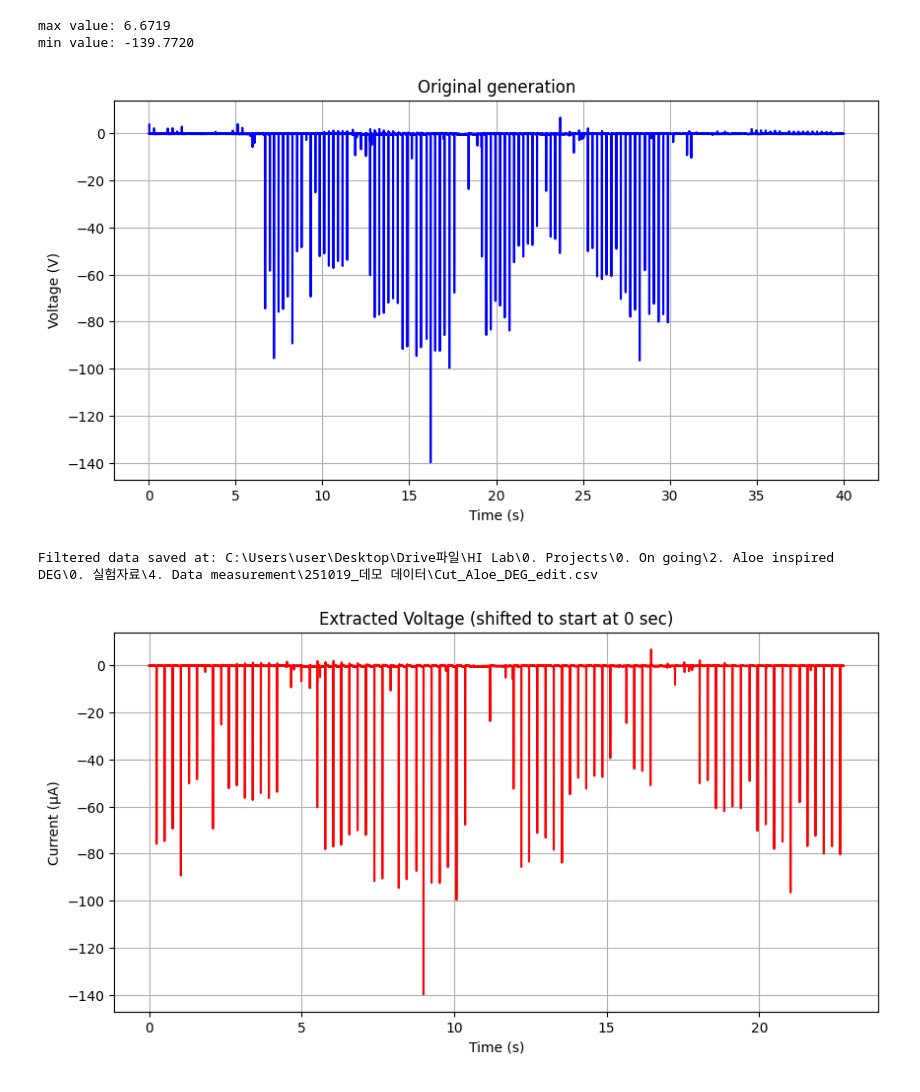
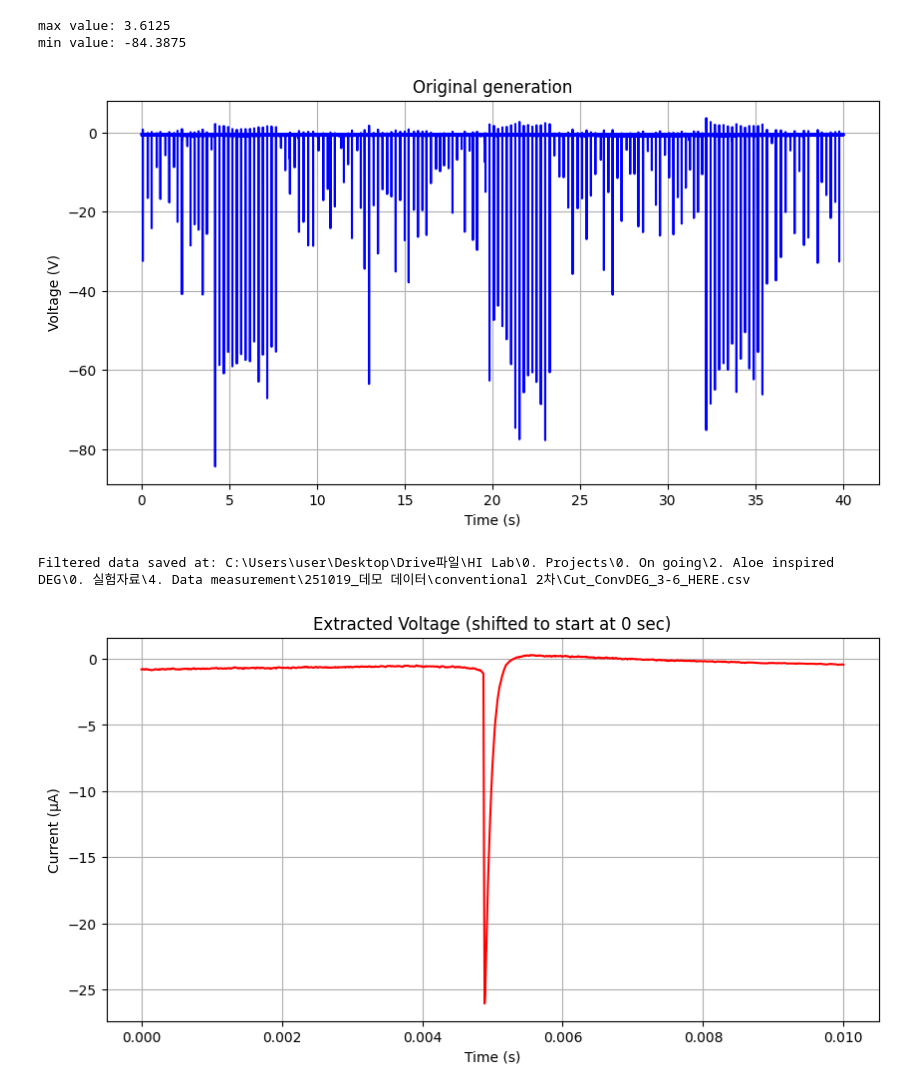
Before and after one commit to Gibeom-Lee/GB_practicing, a Jupyter notebook: data_processing/partial_extraction.ipynb, the cells around one changed output. Drawn from its saved outputs; the diff is of its cells as text; code cells hidden in the pictures.

```diff
--- a/data_processing/partial_extraction.ipynb
+++ b/data_processing/partial_extraction.ipynb
@@ -8,40 +8,41 @@ import matplotlib.pyplot as plt
 import os
 # %%
 # fp는 업로드 된 파일, lp는 컴퓨터 내 파일. r주소
-file_path = "data/0M teng 2.csv"
-local_path = r"C:\Users\user\Desktop\Drive파일\HI Lab\0. Projects\0. On going\2. Aloe inspired DEG\0. 실험자료\4. Data measurement\251019_데모 데이터\Aloe_DEG_edit.csv"
+#file_path = r"C:\Users\user\Desktop\Drive파일\HI Lab\0. Projects\0. On going\2. Aloe inspired DEG\0. 실험자료\4. Data measurement\251019_데모 데이터\csv파일\Aloe_DEG_3_Origin_here.csv"
+
+local_path = r"C:\Users\user\Desktop\Drive파일\HI Lab\0. Projects\0. On going\2. Aloe inspired DEG\0. 실험자료\4. Data measurement\251019_데모 데이터\conventional 2차\ConvDEG_3-6_HERE.csv"
 
 # file path 불러오기
 #df = pd.read_csv(file_path, header=None, skiprows=30)
 # local path 불러오기
-df = pd.read_csv(local_path, header=None, skiprows=30)
+df = pd.read_csv(local_path, header=None, skiprows=30, usecols=[0, 1])
 
 df.iloc[:30, :] = np.nan
 df.columns = ["Time", "Current"]
 
 # 데이터 형식 변환...글자 -> NaNwwwwwww
 df["Time"] = pd.to_numeric(df["Time"], errors='coerce')
 df["Current"] = pd.to_numeric(df["Current"], errors='coerce')
 
 print(f"max value: {df.iloc[:, 1].max(skipna=True):.4f}")
 print(f"min value: {df.iloc[:, 1].min(skipna=True):.4f}")
 
 plt.figure(figsize=(10, 5))
 plt.plot(df.iloc[:, 0], df.iloc[:, 1], label="AC current", color='b')
 plt.xlabel("Time (s)")
 plt.ylabel("Voltage (V)")
 plt.title("Original generation")
 #plt.ylim(-1, 9)
 #plt.legend()
 plt.grid(True)
 plt.show()
 # %% [output]
-max value: 6.6719
-min value: -139.7720
+max value: 3.6125
+min value: -84.3875
-[figure, old version]
+[figure, new version]
 # %%
 # 필터링된 데이터 생성
-time_range = (7.233, 30)  # 단위: 초 ########### MODIFY HERE
+time_range = (29.543, 29.553)  # 단위: 초 ########### MODIFY HERE
 df_filtered = df[(df.iloc[:, 0] >= time_range[0]) & (df.iloc[:, 0] <= time_range[1])].reset_index(drop=True)
 
 # 시간축 0초부터 시작 (단순 이동)
@@ -67,5 +68,5 @@ plt.title(f"Extracted Voltage (shifted to start at 0 sec)")
 plt.grid(True)
 plt.show()
 # %% [output]
-Filtered data saved at: C:\Users\user\Desktop\Drive파일\HI Lab\0. Projects\0. On going\2. Aloe inspired DEG\0. 실험자료\4. Data measurement\251019_데모 데이터\Cut_Aloe_DEG_edit.csv
+Filtered data saved at: C:\Users\user\Desktop\Drive파일\HI Lab\0. Projects\0. On going\2. Aloe inspired DEG\0. 실험자료\4. Data measurement\251019_데모 데이터\conventional 2차\Cut_ConvDEG_3-6_HERE.csv
-[figure, old version]
+[figure, new version]
```
Also changed, not shown: 2 other files.
